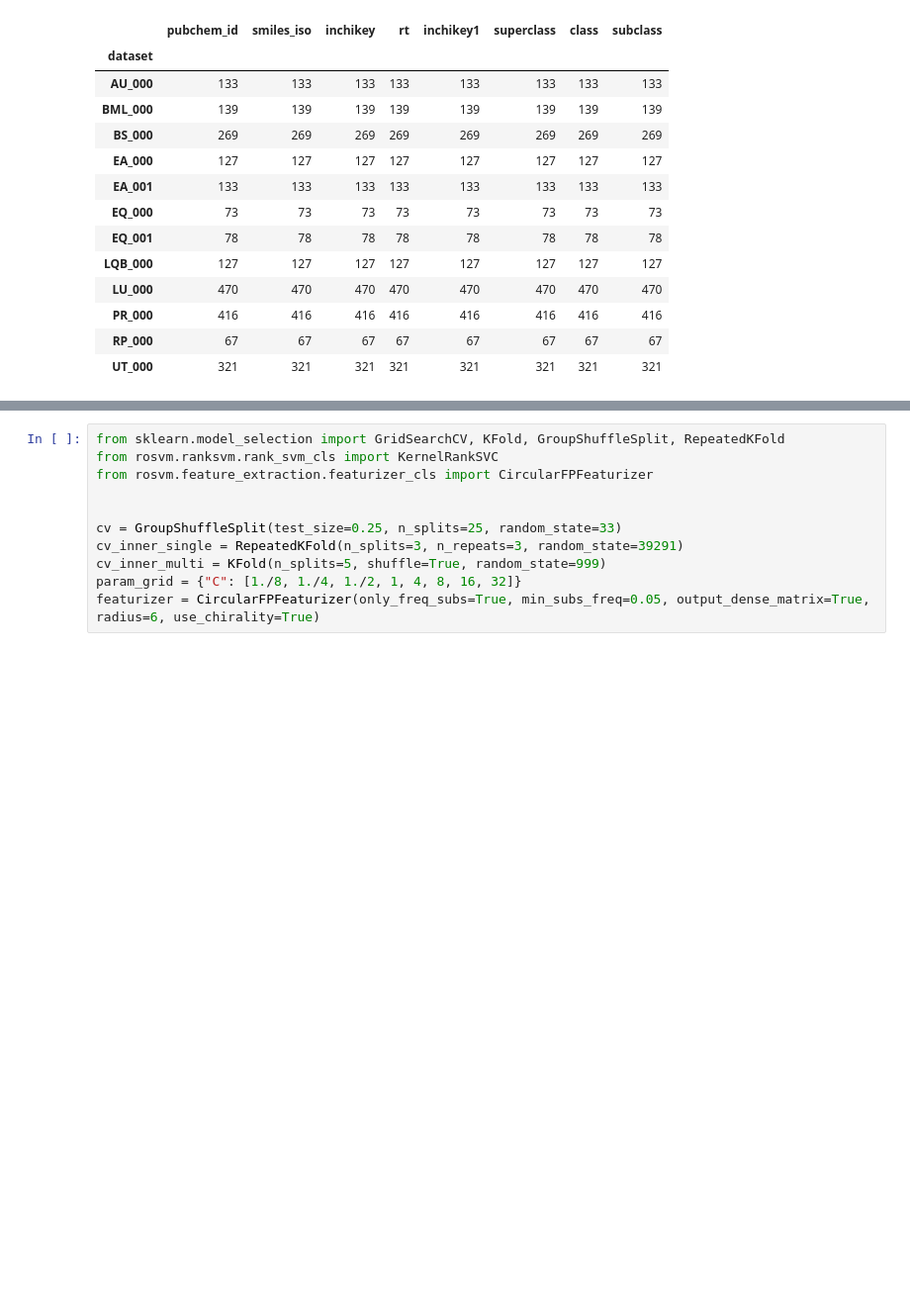
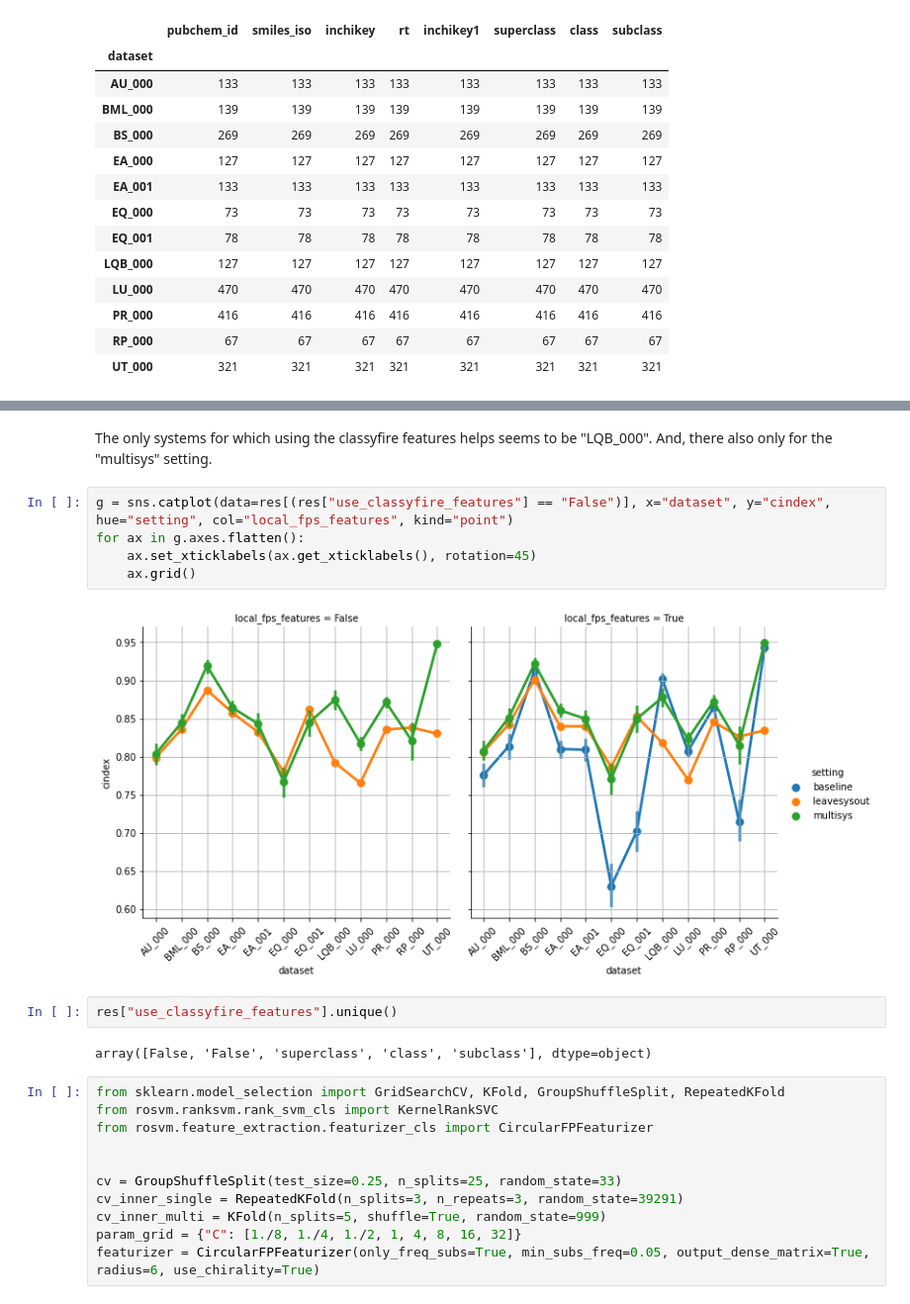
Before and after one commit to bachi55/massbank_for_ML, a Jupyter notebook: analysis/dataset_descriptor.ipynb, the cells around one changed output, grey strips where cells are left out. Shown at 99% size. Saved outputs shown, nothing was run; the diff lists cells and outputs as text; blank space fills up the shorter version.

```diff
--- a/analysis/dataset_descriptor.ipynb
+++ b/analysis/dataset_descriptor.ipynb
@@ -42,3 +102,16 @@ sns.clustermap(pd.DataFrame(K_Z, columns=dss, index=dss), annot=True, vmax=1, vm
+# %% [markdown]
+The only systems for which using the classyfire features helps seems to be "LQB_000". And, there also only for the "multisys" setting.
+# %%
+g = sns.catplot(data=res[(res["use_classyfire_features"] == "False")], x="dataset", y="cindex", hue="setting", col="local_fps_features", kind="point")
+for ax in g.axes.flatten():
+    ax.set_xticklabels(ax.get_xticklabels(), rotation=45)
+    ax.grid()
+# %% [output]
+[figure, added]
+# %%
+res["use_classyfire_features"].unique()
+# %% [output]
+array([False, 'False', 'superclass', 'class', 'subclass'], dtype=object)
 # %%
 from sklearn.model_selection import GridSearchCV, KFold, GroupShuffleSplit, RepeatedKFold
 from rosvm.ranksvm.rank_svm_cls import KernelRankSVC
```
Also changed, not shown: parts of 9 cells of this notebook, 3 other files.
